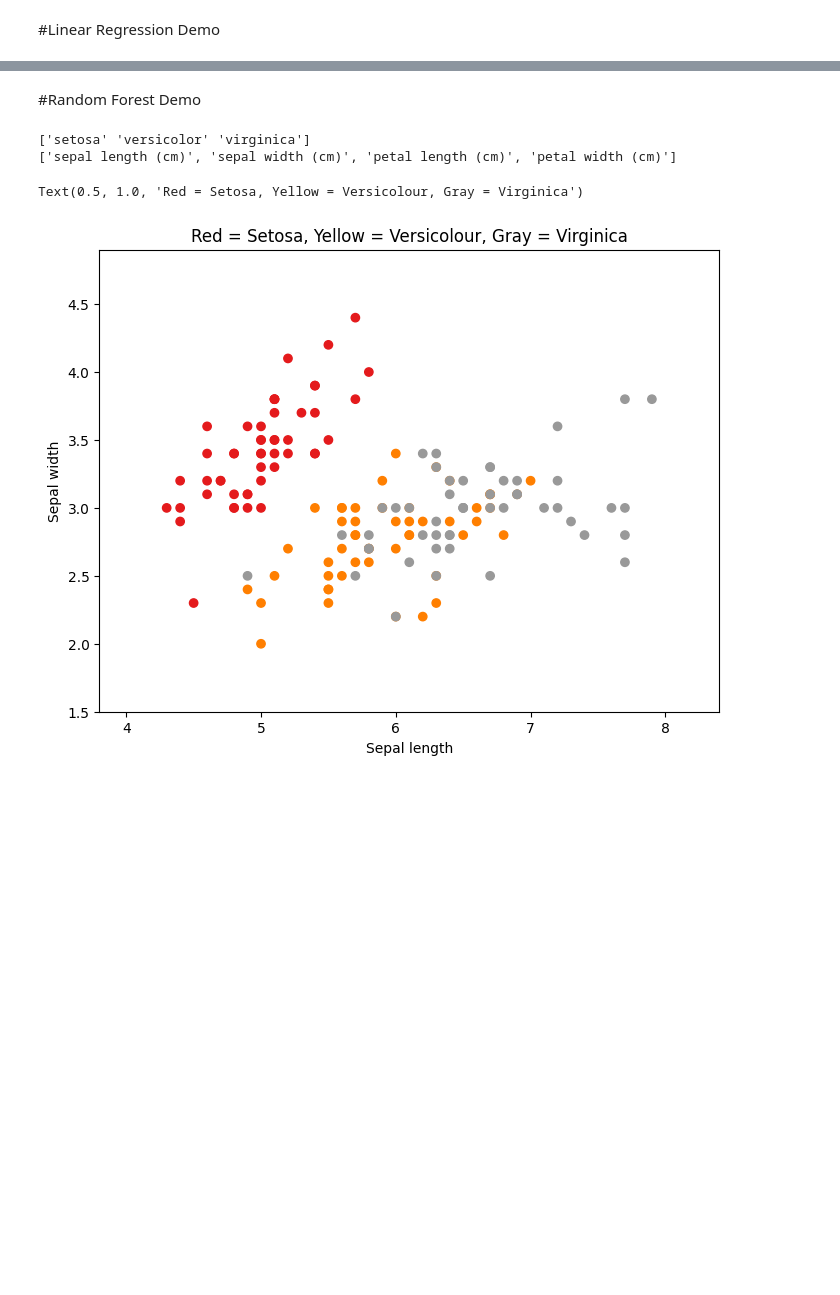
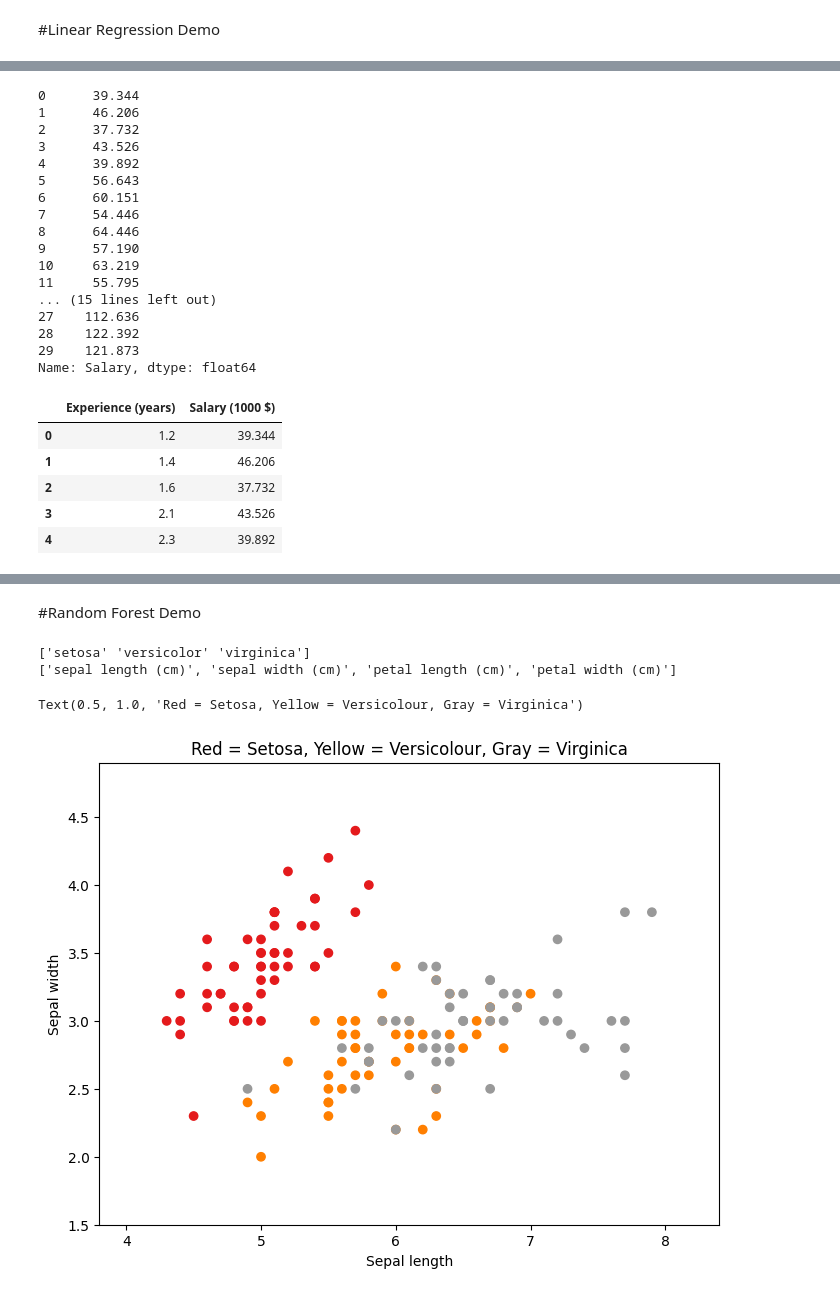
Before and after one commit to ezou6/Day_of_AI, a Jupyter notebook: Resource.ipynb, the cells around one changed output, grey strips where cells are left out. Drawn from its saved outputs; the diff is of its cells as text; code cells hidden in the pictures; blank space fills up the shorter version.

```diff
--- a/Resource.ipynb
+++ b/Resource.ipynb
@@ -76,0 +128,32 @@ import seaborn as sns
+# %%
+#Data Preprocessing and Cleaning
+data['Salary'] = data['Salary']/1000
+print(data['Salary'])
+data.drop(columns=['Unnamed: 0'], inplace=True)
+data.rename(columns={"YearsExperience": 'Experience (years)',
+             'Salary': 'Salary (1000 $)'}, inplace=True)
+data.head()
+# %% [output]
+0      39.344
+1      46.206
+2      37.732
+3      43.526
+4      39.892
+5      56.643
+6      60.151
+7      54.446
+8      64.446
+9      57.190
+10     63.219
+11     55.795
+... (15 lines left out)
+27    112.636
+28    122.392
+29    121.873
+Name: Salary, dtype: float64
+|  | Experience (years) | Salary (1000 $) |
+| 0 | 1.2 | 39.344 |
+| 1 | 1.4 | 46.206 |
+| 2 | 1.6 | 37.732 |
+| 3 | 2.1 | 43.526 |
+| 4 | 2.3 | 39.892 |
```
Also changed, not shown: parts of 17 cells of this notebook.
